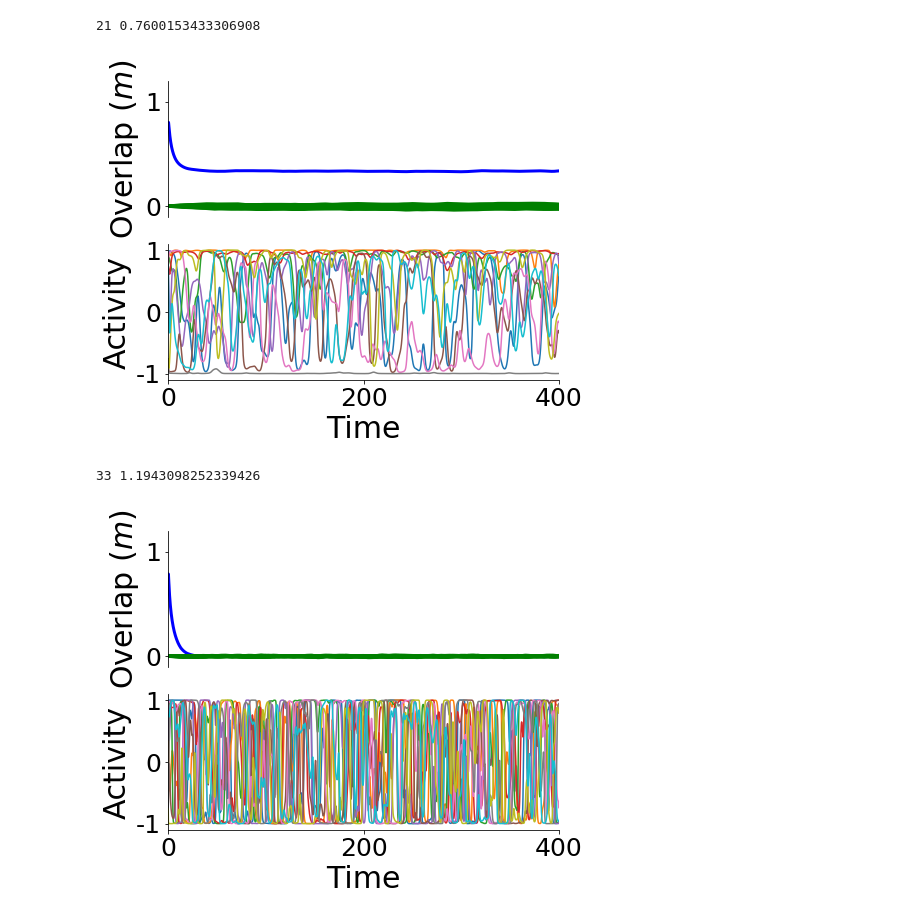
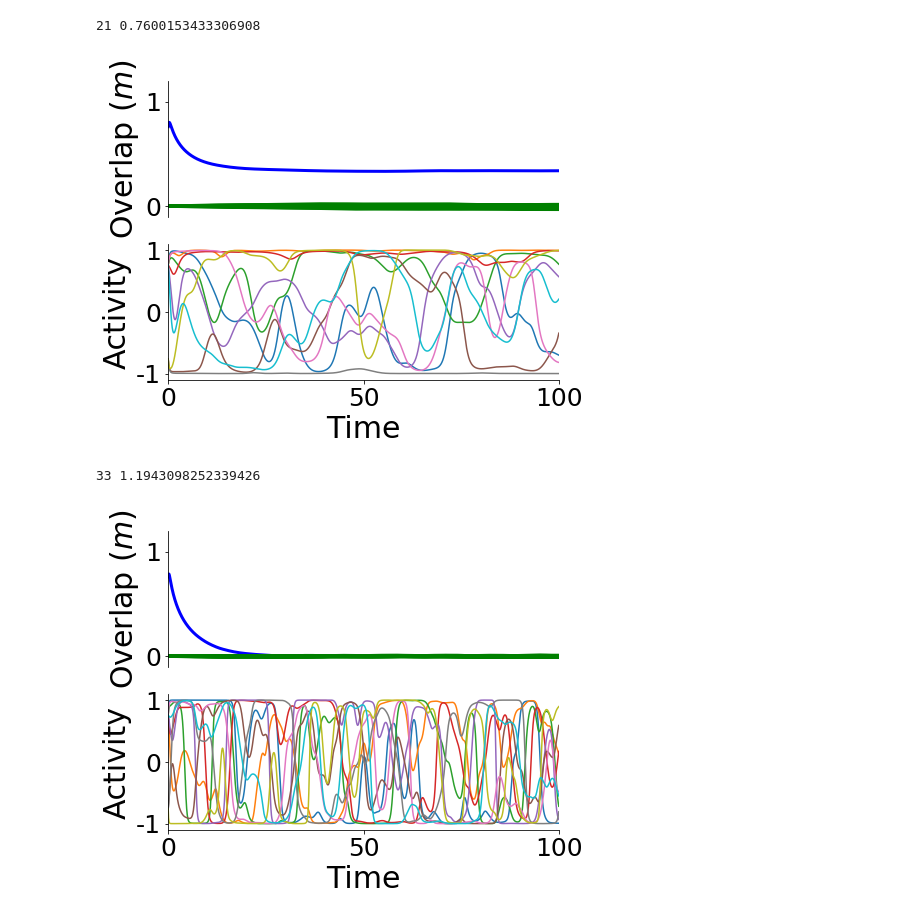
Before and after one commit to ulisespereira/chaos-forgetting-palimpsest, a Jupyter notebook: plots/figure1/fig1.ipynb, the cells around one changed output. Cells and saved outputs as stored; diff of their text form; code cells hidden in the pictures.

```diff
--- a/plots/figure1/fig1.ipynb
+++ b/plots/figure1/fig1.ipynb
@@ -8,7 +8,7 @@ from cycler import cycler
 from pathlib import Path
 
 
-path_dynamics = '../../files/dynamics/Tirozzi_Tsodyks/Fig1/'
+path_dynamics = '../../files/dynamics/TirozziTsodyks/Fig1/'
 path_mft = '../../files/MFT/TirozziTsodyks/'
 
 path_save = 'panels/'
@@ -268,7 +272,7 @@ ax_o.plot(time_ovs, all_ovs[:, 1:-1],lw=lw, color = 'g')
 ax_o.set_xticks([])
 ax_o.set_yticks([0,1])
 ax_o.set_ylim([-0.1,1.2])
-ax_o.set_xlim([0,400])
+ax_o.set_xlim([0,100])
 ax_o.set_yticks(yticks)
 ax_o.set_yticklabels(yticks,fontsize = sticks)
 ax_o.set_ylabel(r'Overlap ($m$)',fontsize = slabel)
@@ -282,9 +286,9 @@ yticks = [-1,0,1]
 ax_d.plot(time, dynamics)
 ax_d.set_yticks([-1,0,1])
 ax_d.set_ylim([-1.1,1.1])
-xticks =[0,200,400]
-ax_d.set_xticks([0,200,400])
-ax_d.set_xlim([0,400])
+xticks =[0,50,100]
+ax_d.set_xticks([0,50,100])
+ax_d.set_xlim([0,100])
 ax_d.set_xticklabels(xticks,fontsize = sticks)
 ax_d.set_yticklabels(yticks,fontsize = sticks)
 ax_d.set_xlabel(r'Time',fontsize = slabel)
@@ -296,7 +300,7 @@ plt.savefig(path_save +'panel_III.pdf', bbox_inches='tight',transparent=True)
 #plt.close()
 # %% [output]
 21 0.7600153433306908
-[figure, old version]
+[figure, new version]
 # %%
 #Panel IV
 N = 1000000
@@ -329,35 +333,35 @@ lw = 3
 yticks = [0,1]
 ax_o.plot(time, overlaps,lw=lw, color = 'b')
 ax_o.plot(time_ovs, all_ovs[:, 1:-1],lw=lw, color = 'g')
 ax_o.set_xticks([])
 ax_o.set_yticks([0,1])
 ax_o.set_ylim([-0.1,1.2])
-ax_o.set_xlim([0,400])
+ax_o.set_xlim([0,100])
 ax_o.set_yticks(yticks)
 ax_o.set_yticklabels(yticks,fontsize = sticks)
 ax_o.set_ylabel(r'Overlap ($m$)',fontsize = slabel)
 ax_o.spines['right'].set_visible(False)
 ax_o.spines['top'].set_visible(False)
 ax_o.spines['bottom'].set_visible(False)
 #ax_o_1_i.set_title(r'Fixed-point',fontsize = 15)
 #ax_o_1_i.plot([3900],[1.1],'ko',ms =15,markerfacecolor = 'None')
 #
 yticks = [-1,0,1]
 ax_d.plot(time, dynamics)
 ax_d.set_yticks([-1,0,1])
 ax_d.set_ylim([-1.1,1.1])
-xticks =[0,200,400]
-ax_d.set_xticks([0,200,400])
-ax_d.set_xlim([0,400])
+xticks =[0,50,100]
+ax_d.set_xticks([0,50,100])
+ax_d.set_xlim([0,100])
 ax_d.set_xticklabels(xticks,fontsize = sticks)
 ax_d.set_yticklabels(yticks,fontsize = sticks)
 ax_d.set_xlabel(r'Time',fontsize = slabel)
 ax_d.set_ylabel(r'Activity',fontsize = slabel)
 ax_d.spines['right'].set_visible(False)
 ax_d.spines['top'].set_visible(False)
 
 plt.savefig(path_save +'panel_IV.pdf', bbox_inches='tight',transparent=True)
 #plt.close()
 # %% [output]
 33 1.1943098252339426
-[figure, old version]
+[figure, new version]
```
Also changed, not shown: parts of 3 cells of this notebook, 1 other file.
